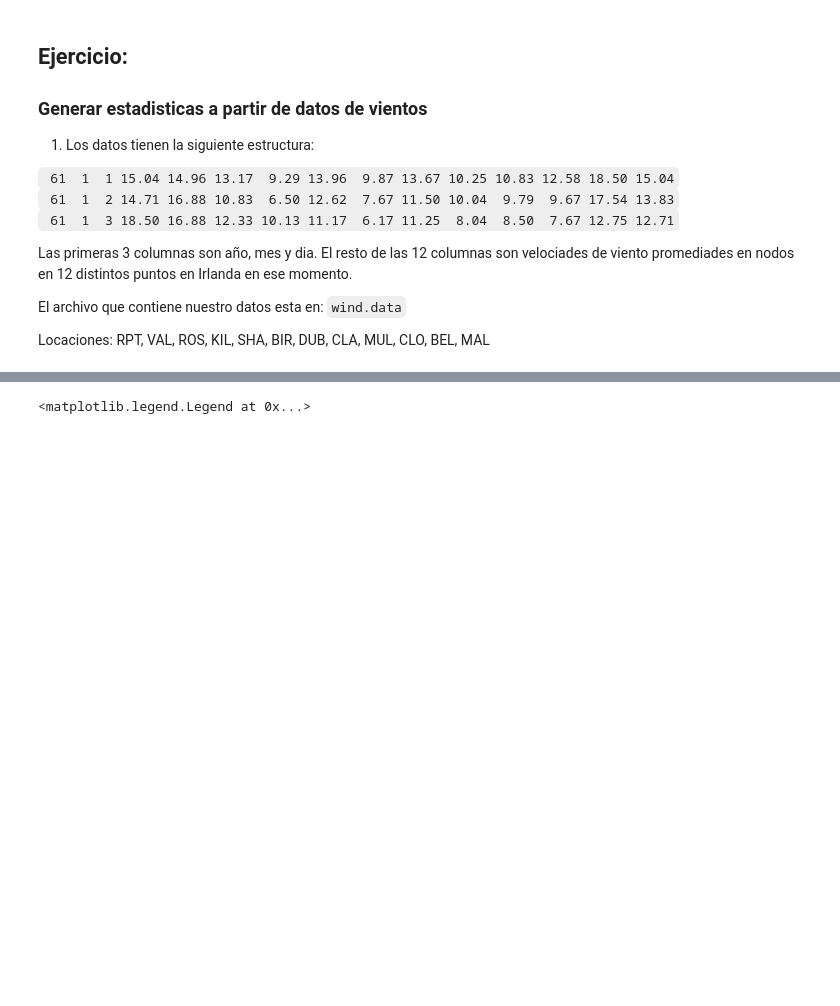
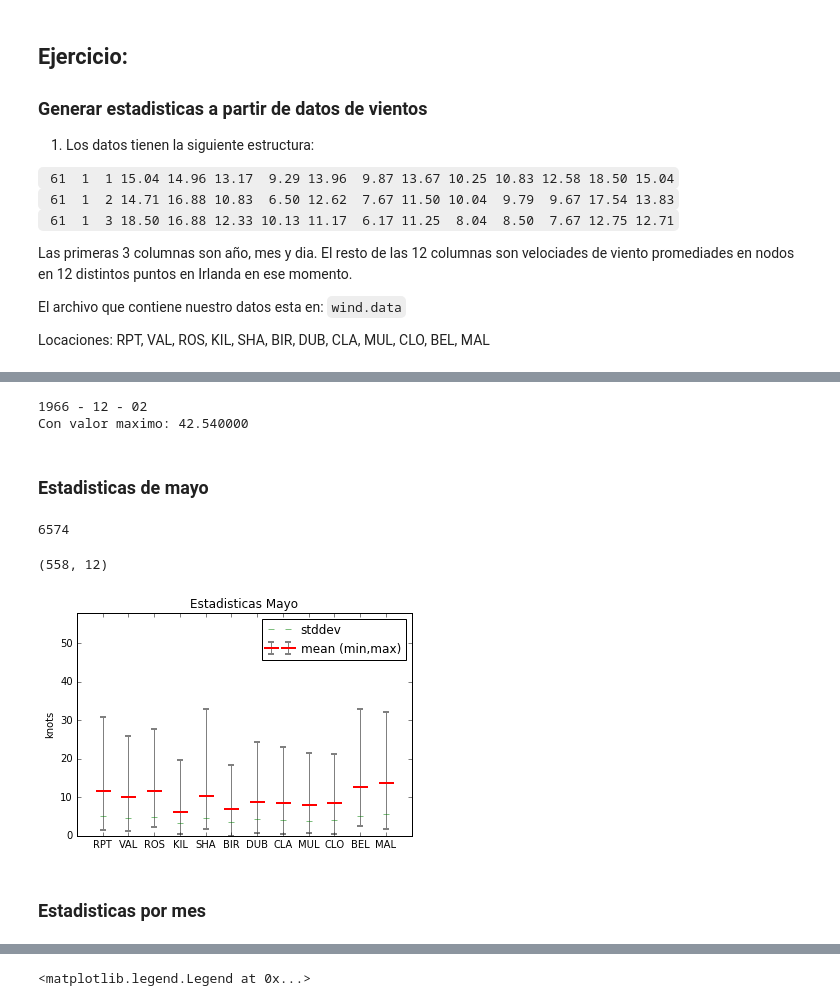
Before and after one commit to hmedrano/curso-python-cientifico, a Jupyter notebook: nb03-scipy-ejercicios.ipynb, the cells around one changed output, grey strips where cells are left out. Saved outputs shown, nothing was run; the diff lists cells and outputs as text; code cells hidden in the pictures; blank space fills up the shorter version.

```diff
--- a/nb03-scipy-ejercicios.ipynb
+++ b/nb03-scipy-ejercicios.ipynb
@@ -36,0 +145,45 @@ import matplotlib.pyplot as plt
+# %%
+# Fecha del dia con valor maximo
+print ("19%d - %02d - %02d" %
+       ( int(data_raw[max_row, 0]) , int(data_raw[max_row, 1]) , int(data_raw[max_row, 2]) ) )
+print ("Con valor maximo: %f" % days_max.max())
+# %% [output]
+1966 - 12 - 02
+Con valor maximo: 42.540000
+# %% [markdown]
+### Estadisticas de mayo
+# %%
+may_indices = data_raw[:,1] == 5
+may_indices.size
+# %% [output]
+6574
+# %%
+may_data = wind_data[may_indices]
+may_data.shape
+# %% [output]
+(558, 12)
+# %%
+# Definir funcion para graficar una serie
+
+def plotstats(serie, title):
+    x = np.linspace(1,serie.shape[1],serie.shape[1])
+
+    plt.xticks(btm,locations)
+    plt.errorbar(x , serie.mean(axis=0),
+                 yerr=[ serie.mean(axis=0)-serie.min(axis=0), serie.max(axis=0)-serie.mean(axis=0) ] ,
+                 fmt='_r' , ecolor='gray' , markeredgewidth=2 , markersize=15 , label='mean (min,max)' )
+
+    plt.plot(x,serie.std(axis=0),'_g', label='stddev')
+
+    plt.ylim([0,58])
+    plt.xlim([0,13])
+
+    plt.title(title)
+    plt.ylabel('knots')
+    plt.legend(loc='upper right')
+# %%
+plotstats(may_data, 'Estadisticas Mayo')
+# %% [output]
+[figure, added]
+# %% [markdown]
+### Estadisticas por mes
```
Also changed, not shown: parts of 28 cells of this notebook.
